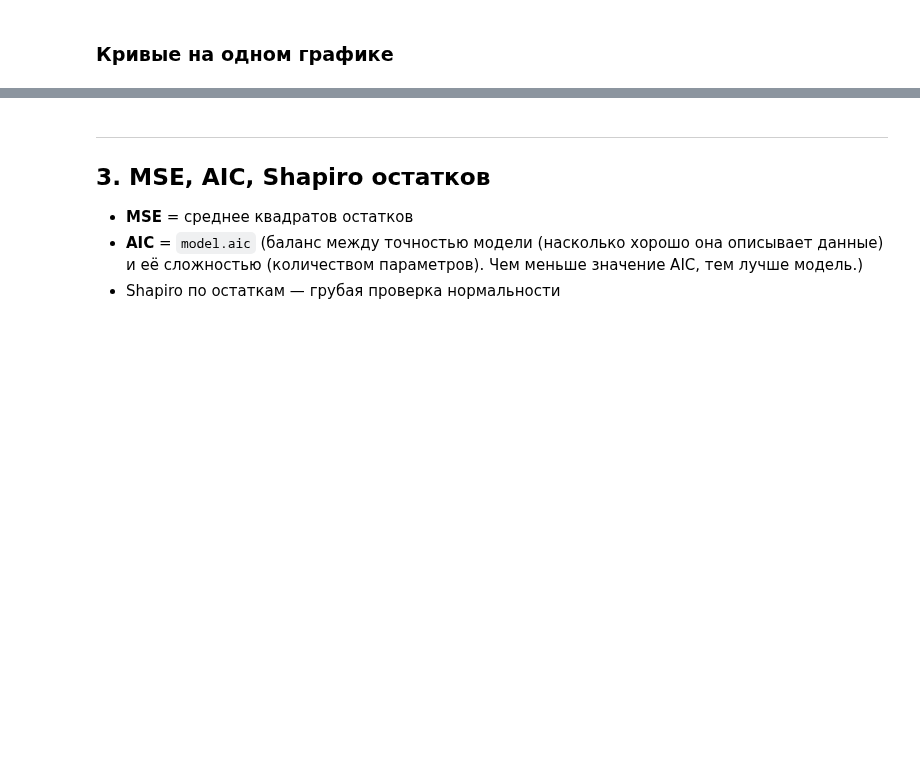
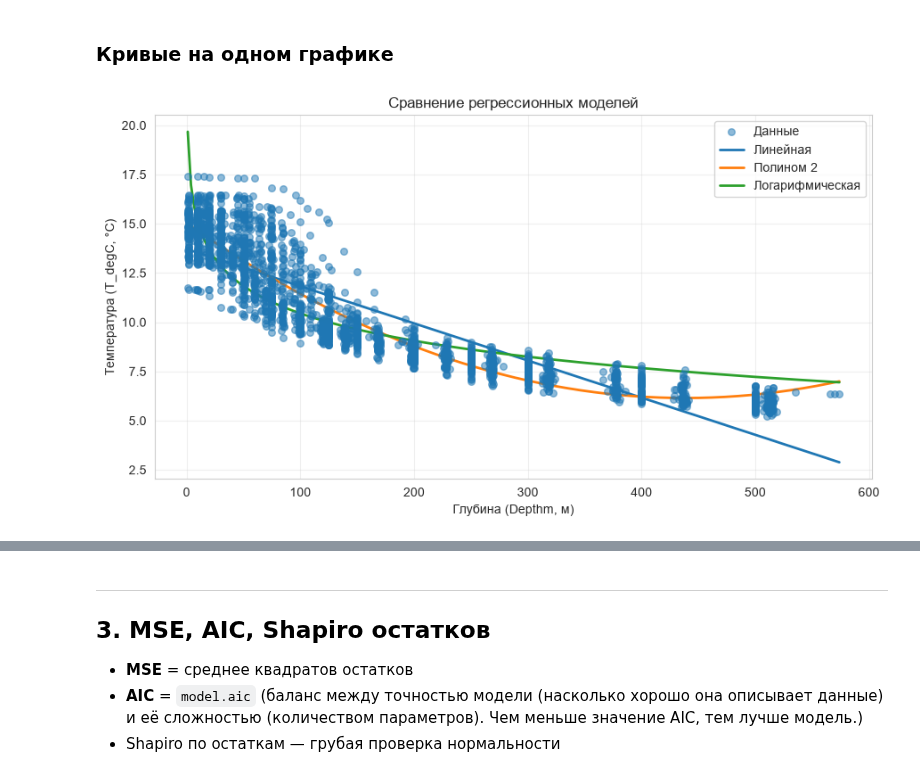
Before and after one commit to Qweeckusha/big_data_vvsu, a Jupyter notebook: practices/lab8/Task_08_Model_Selection_Python.ipynb, the cells around one changed output, grey strips where cells are left out. Saved outputs shown, nothing was run; the diff lists cells and outputs as text; code cells hidden in the pictures; blank space fills up the shorter version.

```diff
--- a/practices/lab8/Task_08_Model_Selection_Python.ipynb
+++ b/practices/lab8/Task_08_Model_Selection_Python.ipynb
@@ -62,7 +67,7 @@ plt.show()
 # %%
-m_lin = smf.ols("yield_ ~ dose", data=df).fit()
-m_poly = smf.ols("yield_ ~ dose + I(dose ** 2)", data=df).fit()
-m_log = smf.ols("yield_ ~ np.log(dose)", data=df).fit()
+m_lin = smf.ols("T_degC ~ Depthm", data=df).fit()
+m_poly = smf.ols("T_degC ~ Depthm + I(Depthm ** 2)", data=df).fit()
+m_log = smf.ols("T_degC ~ np.log(Depthm)", data=df).fit()
 
 print("=== Линейная ===")
 print(m_lin.summary().tables[1])
@@ -73,18 +107,23 @@ print(m_log.summary().tables[1])
 # %% [markdown]
 ### Кривые на одном графике
 # %%
-x_grid = np.linspace(df["dose"].min(), df["dose"].max(), 200)
-grid = pd.DataFrame({"dose": x_grid})
+x_grid = np.linspace(df["Depthm"].min(), df["Depthm"].max(), 200)
+grid = pd.DataFrame({"Depthm": x_grid})
 
 plt.figure(figsize=(9, 5))
-plt.scatter(df["dose"], df["yield_"], s=55, edgecolors="k", label="данные", zorder=3)
-plt.plot(x_grid, m_lin.predict(grid), lw=2, label="линейная")
-plt.plot(x_grid, m_poly.predict(grid), lw=2, label="полином 2")
-plt.plot(x_grid, m_log.predict(grid), lw=2, label="логарифм")
-plt.xlabel("dose")
-plt.ylabel("yield")
-plt.title("Сравнение моделей")
+plt.scatter(df["Depthm"], df["T_degC"], s=30, alpha=0.5, label="Данные", zorder=3)
+
+# Предсказания моделей на сетке
+plt.plot(x_grid, m_lin.predict(grid), lw=2, label="Линейная")
+plt.plot(x_grid, m_poly.predict(grid), lw=2, label="Полином 2")
+plt.plot(x_grid, m_log.predict(grid), lw=2, label="Логарифмическая")
+
+plt.xlabel("Глубина (Depthm, м)")
+plt.ylabel("Температура (T_degC, °C)")
+plt.title("Сравнение регрессионных моделей")
 plt.legend()
 plt.grid(True, alpha=0.3)
 plt.tight_layout()
 plt.show()
+# %% [output]
+[figure, added]
```
Also changed, not shown: parts of 13 cells of this notebook.
